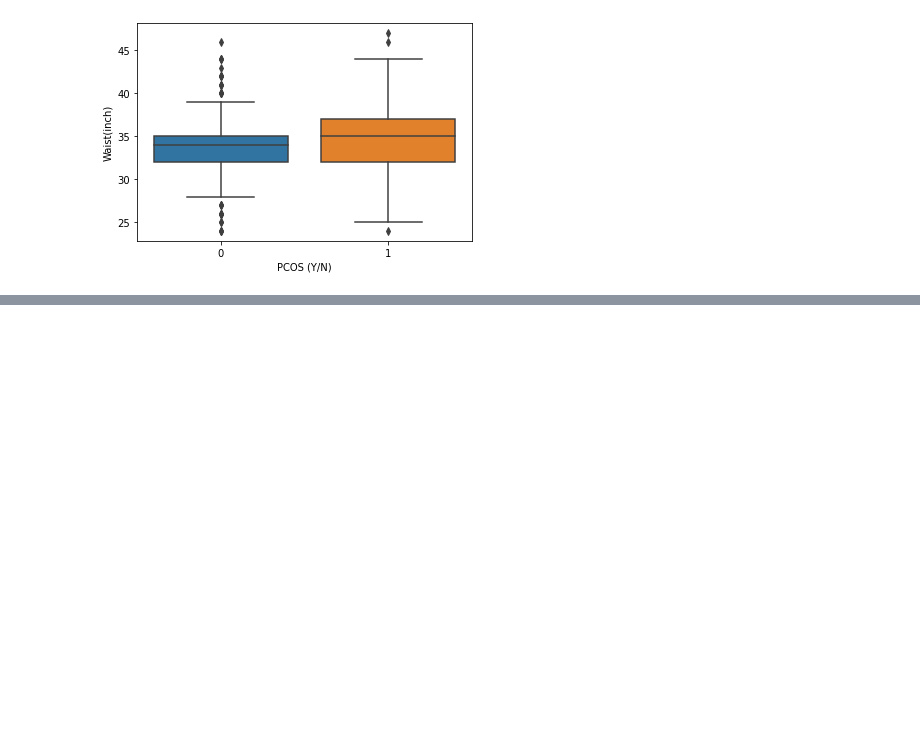
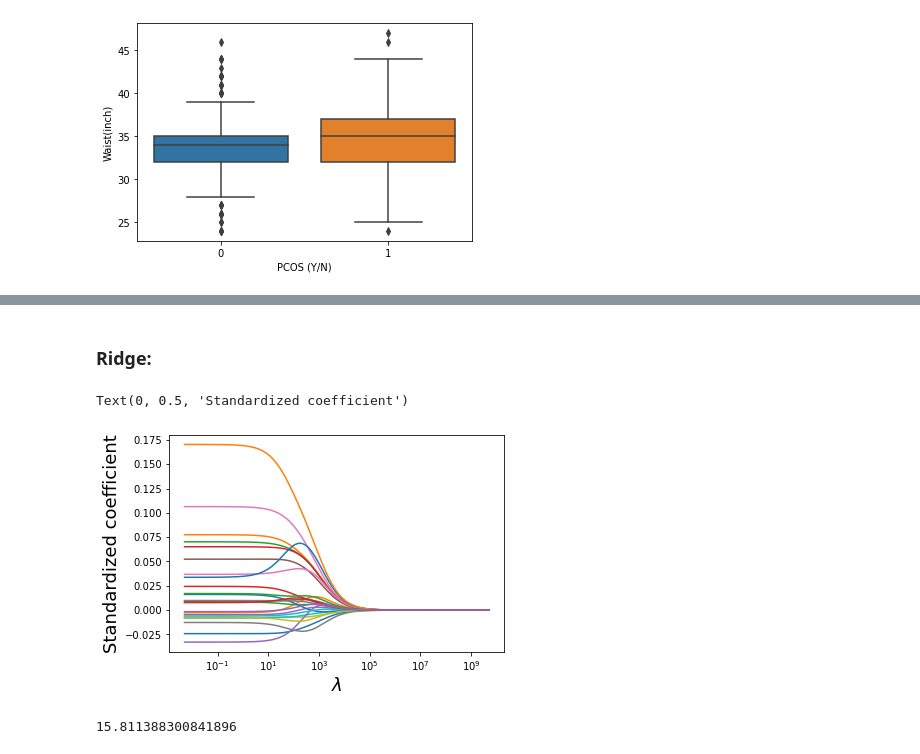
Before and after one commit to ericaez/STAT-303-2-Project, a Jupyter notebook: final_3.ipynb, the cells around one changed output, grey strips where cells are left out. Cells and saved outputs as stored; diff of their text form; code cells hidden in the pictures; blank space fills up the shorter version.

```diff
--- a/final_3.ipynb
+++ b/final_3.ipynb
@@ -193,0 +332,8 @@ sns.kdeplot(ob_vars['Waist(inch)'].values, y=ob_vars['PCOS (Y/N)'].values,color=
+# %%
+X = train[['age', 'weight', 'height', 'pulse_rate', 'RR', 'hb',
+           'cycle_ri', 'cycle', 'marriage_years', 'pregnant', 'number_abortions',
+           'weight_gain',
+           'hair_growth', 'skin_dark', 'hair_loss',
+       'pimples', 'fast_food', 'regular_exercise', 'bp_systolic',
+       'bp_distolic', 'follicle_L', 'follicle_R', 'ave_size_L', 'ave_size_R',
+       'endometrium']]
@@ -193,0 +372,2 @@ sns.kdeplot(ob_vars['Waist(inch)'].values, y=ob_vars['PCOS (Y/N)'].values,color=
+# %% [markdown]
+### Ridge:
@@ -193,0 +376,49 @@ sns.kdeplot(ob_vars['Waist(inch)'].values, y=ob_vars['PCOS (Y/N)'].values,color=
+# %%
+#Standardizing predictors so that each of them have zero mean and unit variance
+
+#Defining a scaler object
+scaler = StandardScaler()
+
+#The scaler object will contain the mean and variance of each column (predictor) of X.
+#These values will be useful to scale test data based on the same mean and variance as obtained on train data
+scaler.fit(X)
+
+#Using the scaler object (or the values of mean and variance stored in it) to standardize X (or train data)
+Xstd = scaler.transform(X)
+# %%
+#The tuning parameter lambda is referred as alpha in sklearn
+
+#Creating a range of values of the tuning parameter to visualize the ridge regression coefficients
+#for different values of the tuning parameter
+alphas = 10**np.linspace(10,-2,200)*0.5
+# %%
+#Finding the ridge regression coefficients for increasing values of the tuning parameter
+coefs = []
+for a in alphas:
+    ridge = Ridge(alpha = a)
+    ridge.fit(Xstd, train.PCOS)
+    coefs.append(ridge.coef_)
+# %%
+#Visualizing the shrinkage in ridge regression coefficients with increasing values of the tuning parameter lambda
+plt.xlabel('xlabel', fontsize=18)
+plt.ylabel('ylabel', fontsize=18)
+plt.plot(alphas, coefs)
+plt.xscale('log')
+plt.xlabel('$\lambda$')
+plt.ylabel('Standardized coefficient')
+# %% [output]
+Text(0, 0.5, 'Standardized coefficient')
+[figure, added]
+# %%
+#Let us use cross validation to find the optimal value of the tuning parameter - lambda
+#For the optimal lambda, the cross validation error will be the least
+
+#Note that we are reducing the range of alpha so as to better visualize the minimum
+alphas = 10**np.linspace(1.5,-3,200)*0.5
+ridgecv = RidgeCV(alphas = alphas,store_cv_values=True)
+ridgecv.fit(Xstd, train.PCOS)
+
+#Optimal value of the tuning parameter - lambda
+ridgecv.alpha_
+# %% [output]
+15.811388300841896
```
Also changed, not shown: parts of 48 cells of this notebook.
